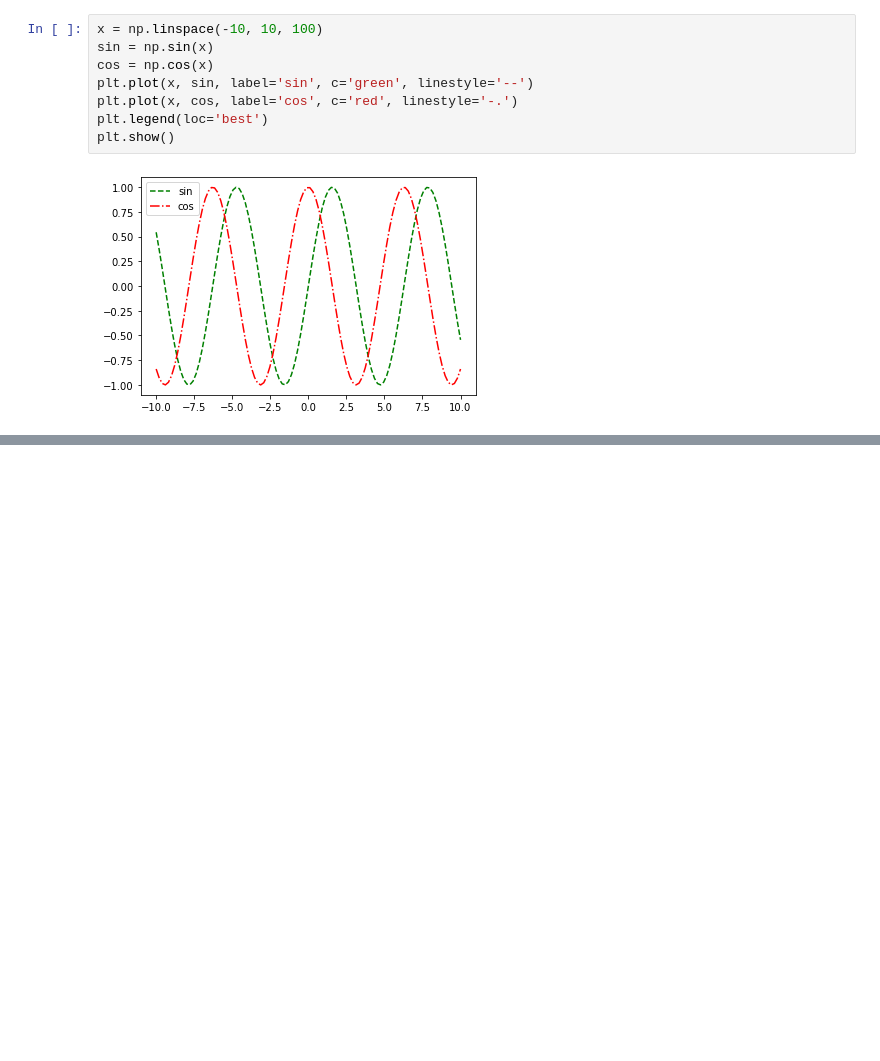
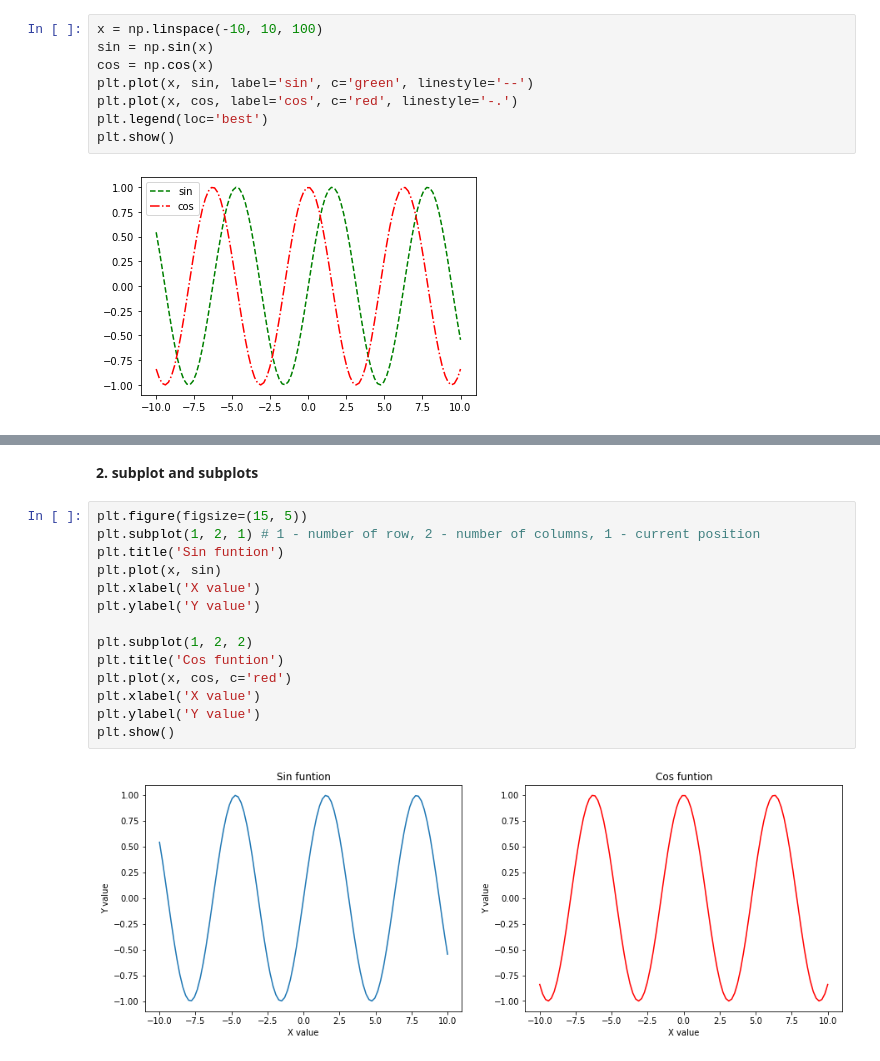
Before and after one commit to honghanhh/mci_python_31_level_1, a Jupyter notebook: Live Slides/Live Lecture 7/hai.ipynb, the cells around one changed output, grey strips where cells are left out. Drawn from its saved outputs; the diff is of its cells as text; blank space fills up the shorter version.

```diff
--- a/Live Slides/Live Lecture 7/hai.ipynb
+++ b/Live Slides/Live Lecture 7/hai.ipynb
@@ -66,0 +82,18 @@ plt.show()
+# %% [markdown]
+**2. subplot and subplots**
+# %%
+plt.figure(figsize=(15, 5))
+plt.subplot(1, 2, 1) # 1 - number of row, 2 - number of columns, 1 - current position
+plt.title('Sin funtion')
+plt.plot(x, sin)
+plt.xlabel('X value')
+plt.ylabel('Y value')
+
+plt.subplot(1, 2, 2)
+plt.title('Cos funtion')
+plt.plot(x, cos, c='red')
+plt.xlabel('X value')
+plt.ylabel('Y value')
+plt.show()
+# %% [output]
+[figure, added]
```
Also changed, not shown: parts of 39 cells of this notebook.
